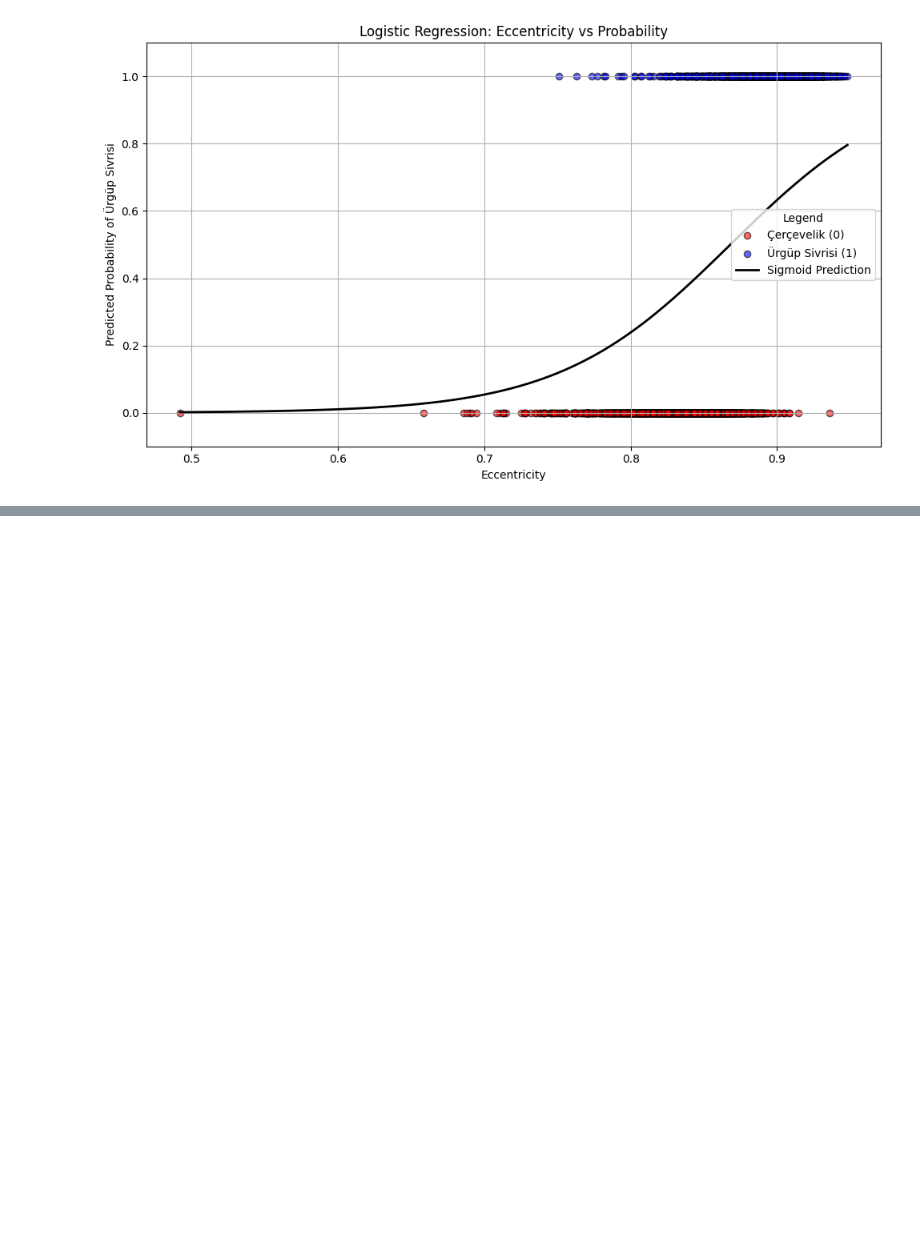
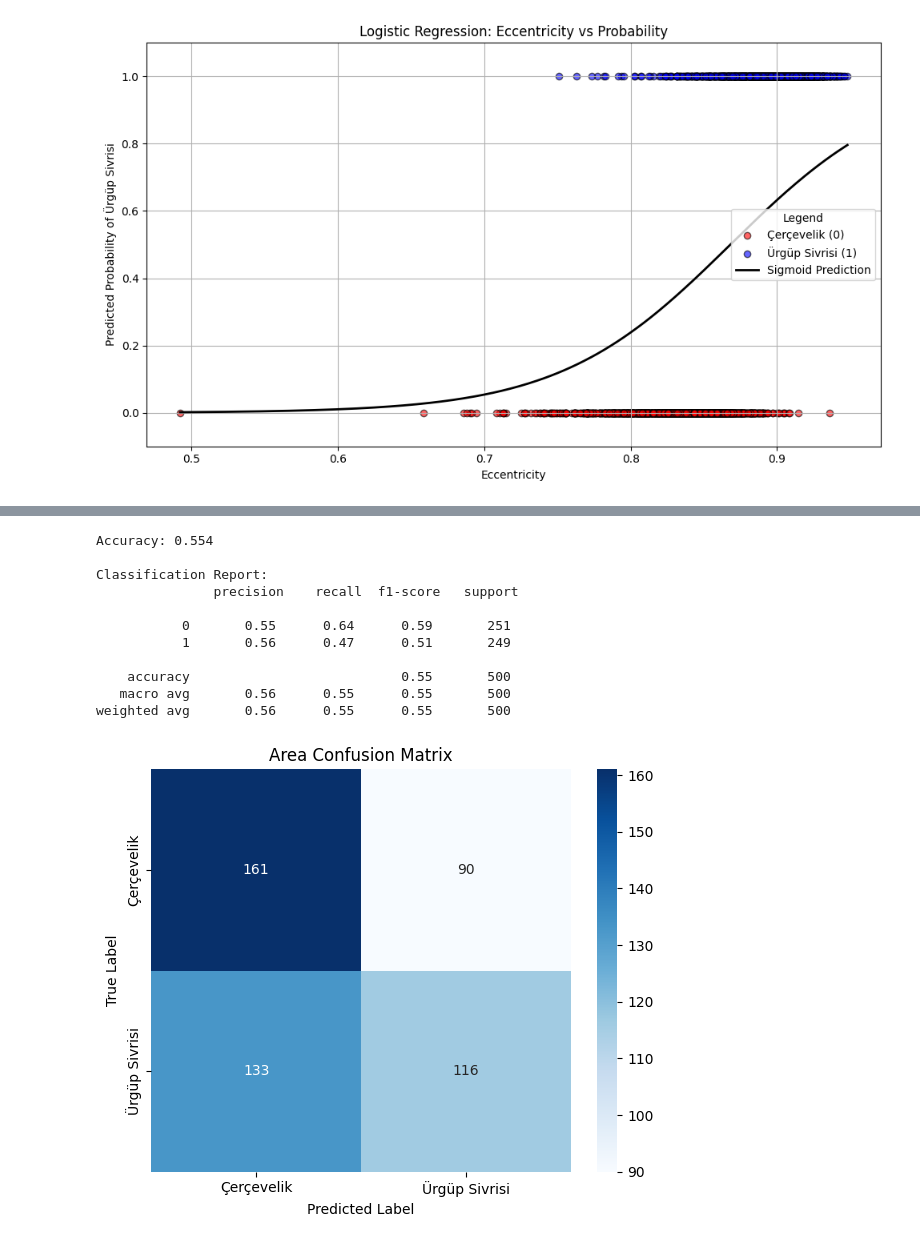
Before and after one commit to tatianagong/Gong-CMOR-438-Spring-2025, a Jupyter notebook: Supervised Learning/3. Logistic Regression/logistic_regression.ipynb, the cells around one changed output, grey strips where cells are left out. Drawn from its saved outputs; the diff is of its cells as text; code cells hidden in the pictures; blank space fills up the shorter version.

```diff
--- a/Supervised Learning/3. Logistic Regression/logistic_regression.ipynb
+++ b/Supervised Learning/3. Logistic Regression/logistic_regression.ipynb
@@ -107,0 +180,32 @@ Confusion Matrix:
+# %%
+# Predict on test data
+y_pred_area = model.predict(X_test_area)
+
+# Print metrics
+print('Accuracy:', accuracy_score(y_test_area, y_pred_area))
+print('\nClassification Report:\n', classification_report(y_test_area, y_pred_area))
+
+# Compute confusion matrix
+cm = confusion_matrix(y_test_area, y_pred_area)
+
+# Plot confusion matrix heatmap
+plt.figure(figsize=(6, 5))
+sns.heatmap(cm, annot=True, fmt='d', cmap='Blues', xticklabels=le.classes_, yticklabels=le.classes_)
+plt.xlabel('Predicted Label')
+plt.ylabel('True Label')
+plt.title('Area Confusion Matrix')
+plt.tight_layout()
+plt.show()
+# %% [output]
+Accuracy: 0.554
+
+Classification Report:
+               precision    recall  f1-score   support
+
+           0       0.55      0.64      0.59       251
+           1       0.56      0.47      0.51       249
+
+    accuracy                           0.55       500
+   macro avg       0.56      0.55      0.55       500
+weighted avg       0.56      0.55      0.55       500
+[figure, added]
```
Also changed, not shown: parts of 17 cells of this notebook, 13 other files.
